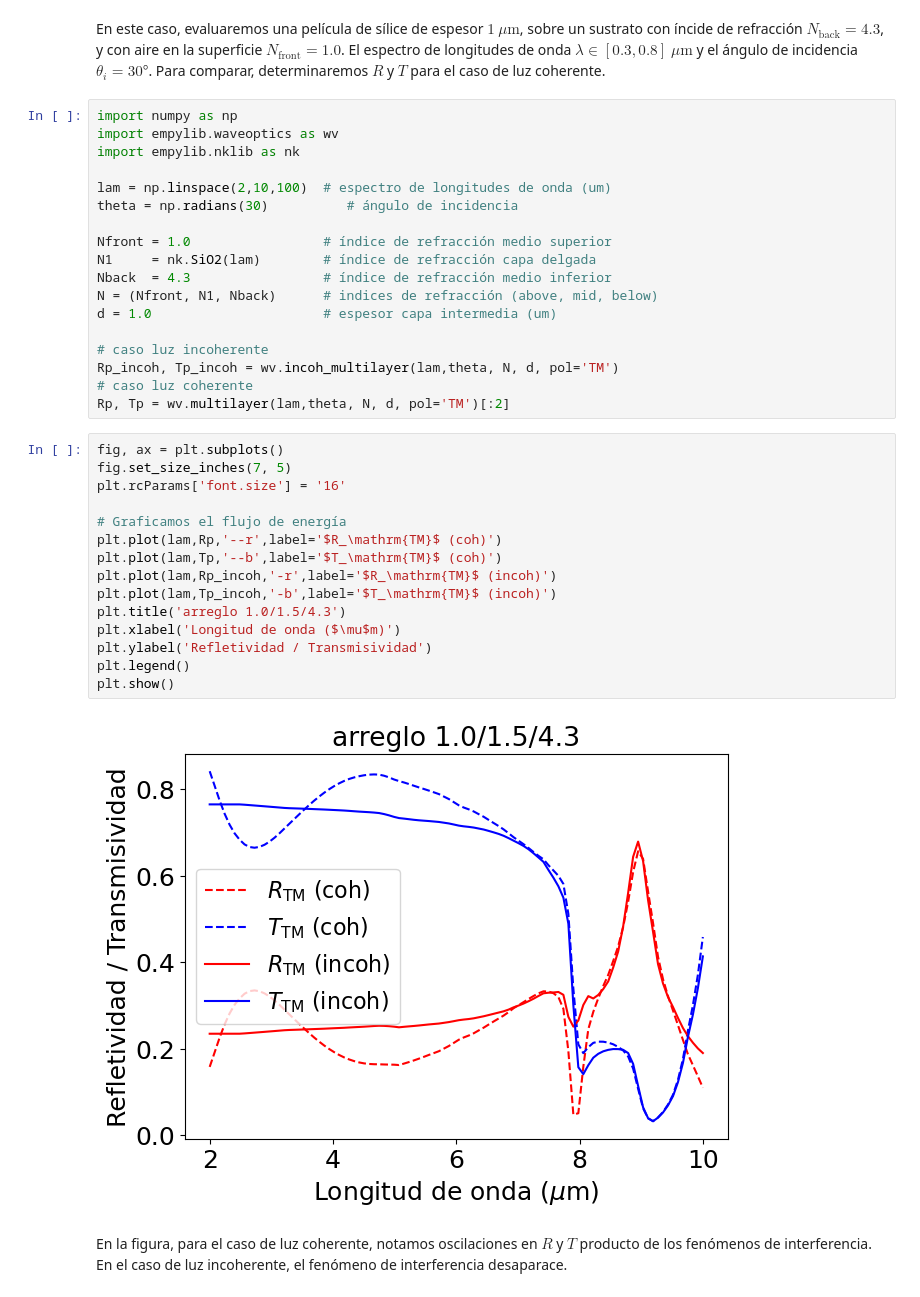
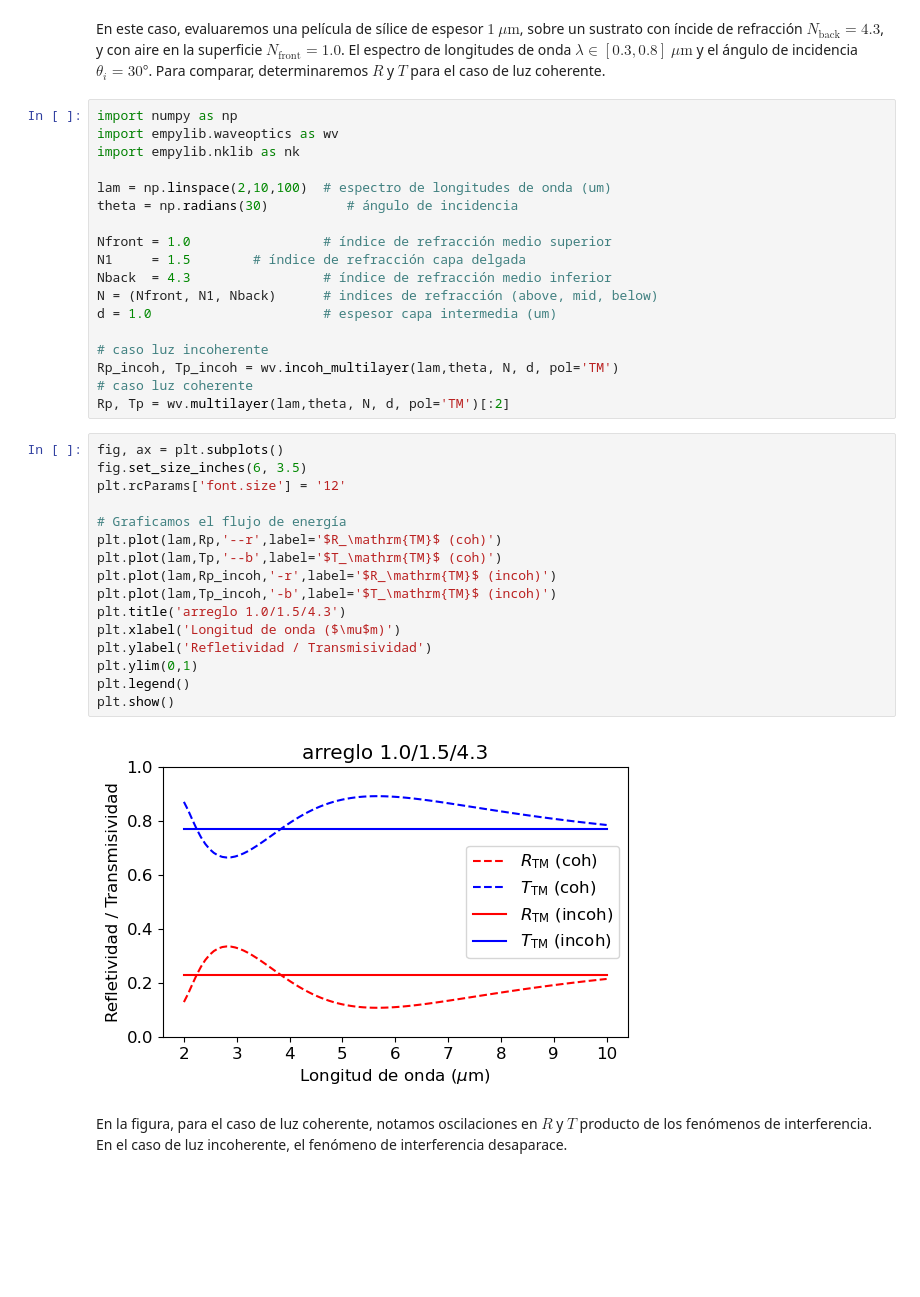
Before and after one commit to PanxoPanza/conversion_solar_termica, a Jupyter notebook: _build/html/_sources/05_TransporteRadiativo/05_TransporteRadiativo.ipynb, the cells around one changed output. Cells and saved outputs as stored; diff of their text form; blank space fills up the shorter version.

```diff
--- a/_build/html/_sources/05_TransporteRadiativo/05_TransporteRadiativo.ipynb
+++ b/_build/html/_sources/05_TransporteRadiativo/05_TransporteRadiativo.ipynb
@@ -261,7 +221,7 @@ lam = np.linspace(2,10,100)  # espectro de longitudes de onda (um)
 theta = np.radians(30)          # ángulo de incidencia
 
 Nfront = 1.0                 # índice de refracción medio superior
-N1     = nk.SiO2(lam)        # índice de refracción capa delgada
+N1     = 1.5        # índice de refracción capa delgada
 Nback  = 4.3                 # índice de refracción medio inferior
 N = (Nfront, N1, Nback)      # indices de refracción (above, mid, below)
 d = 1.0                      # espesor capa intermedia (um)
@@ -272,21 +232,22 @@ Rp_incoh, Tp_incoh = wv.incoh_multilayer(lam,theta, N, d, pol='TM')
 Rp, Tp = wv.multilayer(lam,theta, N, d, pol='TM')[:2]
 # %%
 fig, ax = plt.subplots()
-fig.set_size_inches(7, 5)
-plt.rcParams['font.size'] = '16'
+fig.set_size_inches(6, 3.5)
+plt.rcParams['font.size'] = '12'
 
 # Graficamos el flujo de energía
 plt.plot(lam,Rp,'--r',label='$R_\mathrm{TM}$ (coh)')
 plt.plot(lam,Tp,'--b',label='$T_\mathrm{TM}$ (coh)')
 plt.plot(lam,Rp_incoh,'-r',label='$R_\mathrm{TM}$ (incoh)')
 plt.plot(lam,Tp_incoh,'-b',label='$T_\mathrm{TM}$ (incoh)')
 plt.title('arreglo 1.0/1.5/4.3')
 plt.xlabel('Longitud de onda ($\mu$m)')
 plt.ylabel('Refletividad / Transmisividad')
+plt.ylim(0,1)
 plt.legend()
 plt.show()
 # %% [output]
-[figure, old version]
+[figure, new version]
 # %% [markdown]
 En la figura, para el caso de luz coherente, notamos oscilaciones en $R$ y $T$ producto de los fenómenos de interferencia. En el caso de luz incoherente, el fenómeno de interferencia desaparace.
 # %% [markdown]
```
Also changed, not shown: parts of 27 cells of this notebook, 21 other files.
